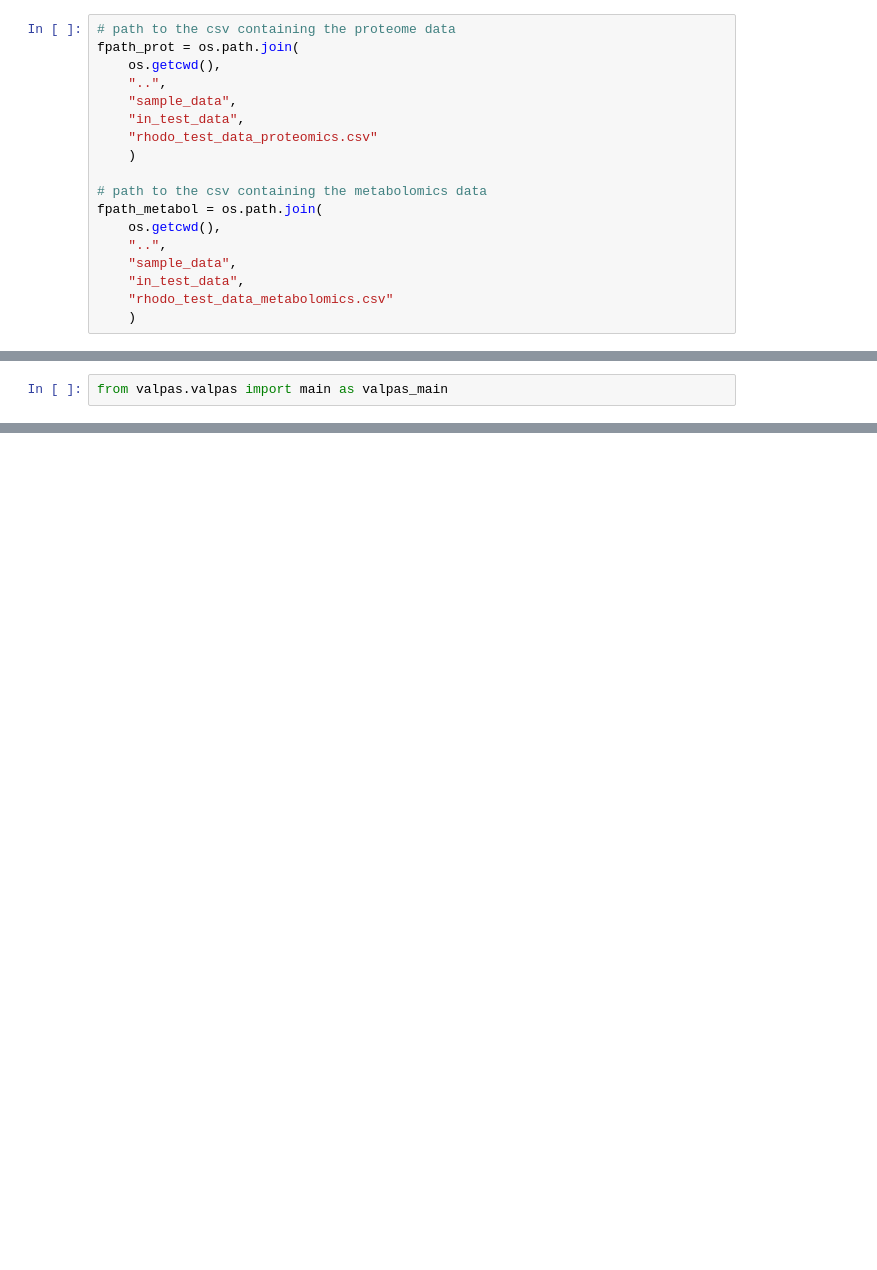
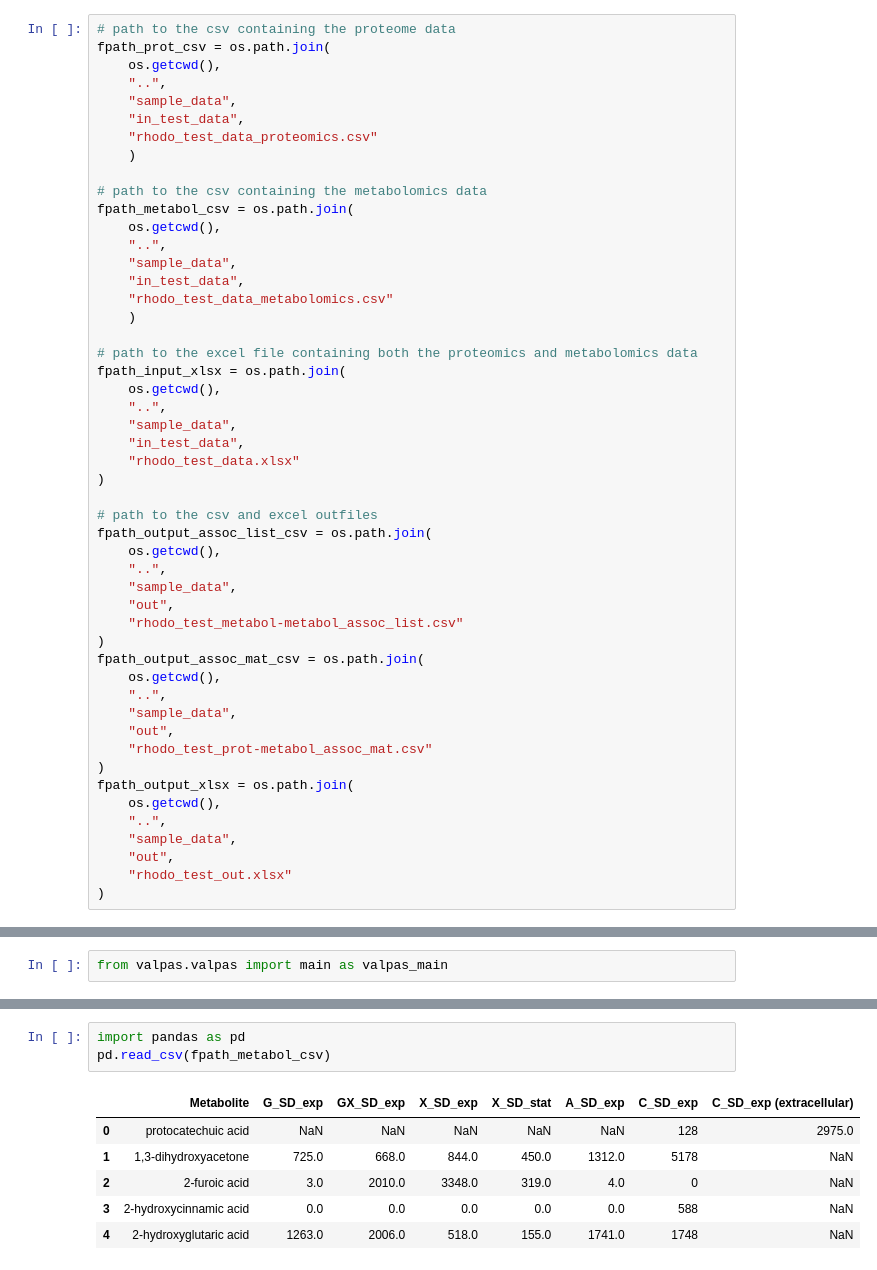
Before and after one commit to PNNL-Predictive-Phenomics/valpas, a Jupyter notebook: notebooks/valpas-prototype.ipynb, the cells around one changed output, grey strips where cells are left out. Cells and saved outputs as stored; diff of their text form; blank space fills up the shorter version.

```diff
--- a/notebooks/valpas-prototype.ipynb
+++ b/notebooks/valpas-prototype.ipynb
@@ -25,6 +37,6 @@ warnings.filterwarnings('ignore')
 # %%
 # path to the csv containing the proteome data
-fpath_prot = os.path.join(
+fpath_prot_csv = os.path.join(
     os.getcwd(),
     "..",
     "sample_data",
@@ -33,10 +45,42 @@ fpath_prot = os.path.join(
     )
 
 # path to the csv containing the metabolomics data
-fpath_metabol = os.path.join(
+fpath_metabol_csv = os.path.join(
     os.getcwd(),
     "..",
     "sample_data",
     "in_test_data",
     "rhodo_test_data_metabolomics.csv"
     )
+
+# path to the excel file containing both the proteomics and metabolomics data
+fpath_input_xlsx = os.path.join(
+    os.getcwd(),
+    "..",
+    "sample_data",
+    "in_test_data",
+    "rhodo_test_data.xlsx"
+)
+
+# path to the csv and excel outfiles
+fpath_output_assoc_list_csv = os.path.join(
+    os.getcwd(),
+    "..",
+    "sample_data",
+    "out",
+    "rhodo_test_metabol-metabol_assoc_list.csv"
+)
+fpath_output_assoc_mat_csv = os.path.join(
+    os.getcwd(),
+    "..",
+    "sample_data",
+    "out",
+    "rhodo_test_prot-metabol_assoc_mat.csv"
+)
+fpath_output_xlsx = os.path.join(
+    os.getcwd(),
+    "..",
+    "sample_data",
+    "out",
+    "rhodo_test_out.xlsx"
+)
@@ -110,0 +123,10 @@ The resulting CSV contains ids in the header as well as first column
+# %%
+import pandas as pd
+pd.read_csv(fpath_metabol_csv)
+# %% [output]
+|  | Metabolite | G_SD_exp | GX_SD_exp | X_SD_exp | X_SD_stat | A_SD_exp | C_SD_exp | C_SD_exp (extracellular) |
+| 0 | protocatechuic acid | NaN | NaN | NaN | NaN | NaN | 128 | 2975.0 |
+| 1 | 1,3-dihydroxyacetone | 725.0 | 668.0 | 844.0 | 450.0 | 1312.0 | 5178 | NaN |
+| 2 | 2-furoic acid | 3.0 | 2010.0 | 3348.0 | 319.0 | 4.0 | 0 | NaN |
+| 3 | 2-hydroxycinnamic acid | 0.0 | 0.0 | 0.0 | 0.0 | 0.0 | 588 | NaN |
+| 4 | 2-hydroxyglutaric acid | 1263.0 | 2006.0 | 518.0 | 155.0 | 1741.0 | 1748 | NaN |
```
Also changed, not shown: parts of 37 cells of this notebook.
